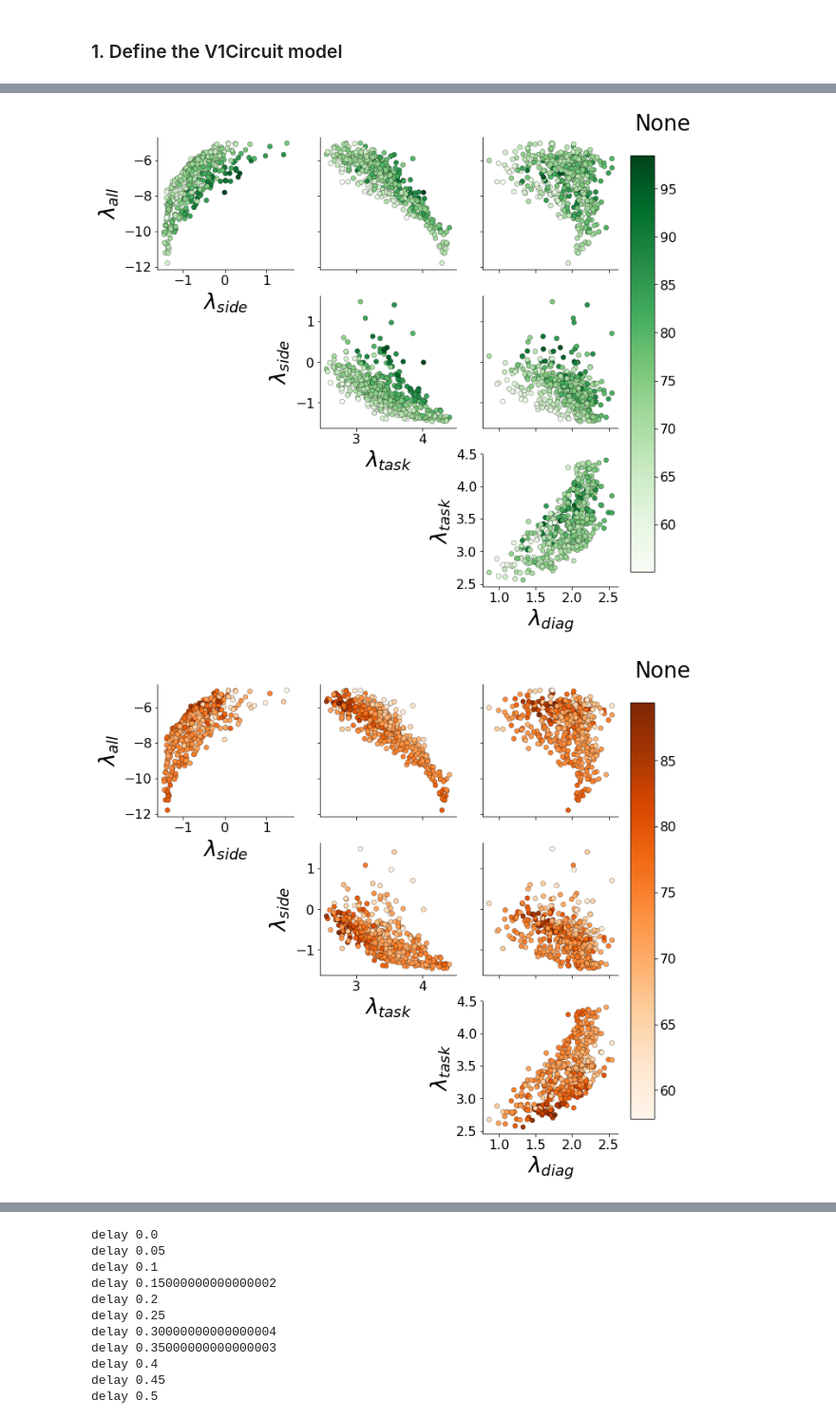
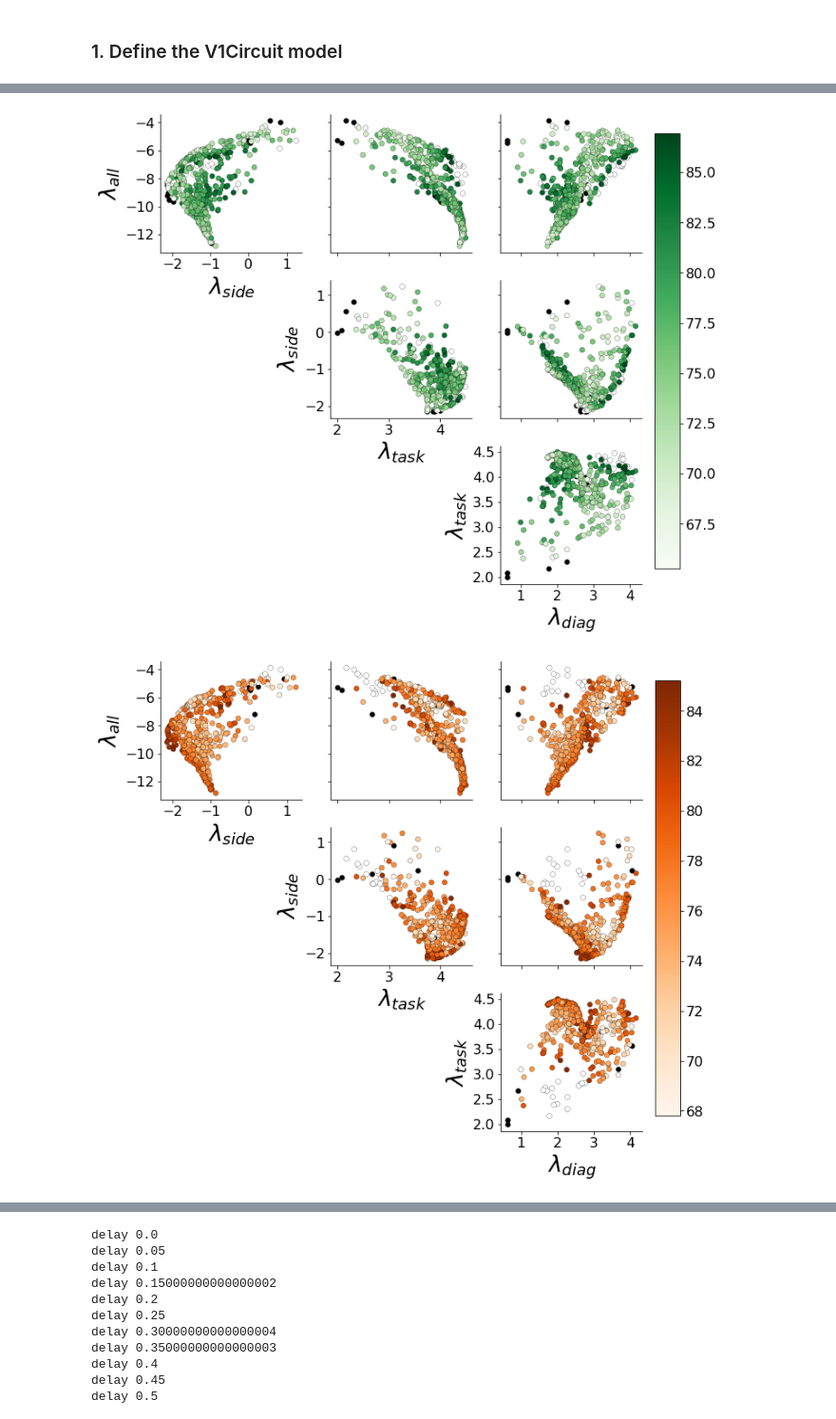
Before and after one commit to cunningham-lab/epi, a Jupyter notebook: notebooks/SC_Circuit/SC_acc_EPI_var.ipynb, the cells around one changed output, grey strips where cells are left out. Shown at 95% size. Cells and saved outputs as stored; diff of their text form; code cells hidden in the pictures.

```diff
--- a/notebooks/SC_Circuit/SC_acc_EPI_var.ipynb
+++ b/notebooks/SC_Circuit/SC_acc_EPI_var.ipynb
@@ -58,7 +58,8 @@ epi_df['mu_len'] = [ep['mu'].shape[0] for ep in epi_df['EP']]
 mu =  np.array([p, 1-p, mu_std**2, mu_std**2])
 epi_df2 = epi_df[(epi_df['p']==p)
                & (epi_df['elemwise_fn']=="affine")
-               & (epi_df['random_seed'] == 5)]
+               & (epi_df['beta']==4.)
+               & (epi_df['random_seed'] ==9)]
                #& (epi_df['c0']==1e2)
                #& (epi_df['mu_std']==mu_std)
                #& (epi_df['mu_len'] == 4)]
@@ -151,6 +141,6 @@ data/epi/SC_Circuit_var/a2c18082e7d1e33948198182605af211/D4_C3_affine_L2_U50_rs5
 # %%
-#path = paths[1]
-#best_k = 14
+best_k = 13
+path = paths[0]
 _epi_df = epi_df[epi_df['path'] == path]
 df_row = _epi_df.iloc[0]
 init = df_row['init']
@@ -242,5 +229,0 @@ fig = pairplot(z_plot[:num_plot], np.arange(4), z_labels, starred=z_stars, c_sta
-# %%
-fig = pairplot(z_plot[:num_plot], np.arange(4), z_labels, starred=z_stars, c_starred=c_stars,
-               fontsize=26, figsize=(10,10), ticksize=16, s=35,
-               c=log_q_z_plot[:num_plot], unity_line=True)
-plt.savefig(os.path.join(figdir, "SC_EPI_logqz_unity.png"), dpi=600, transparent=True)
@@ -249,22 +229,0 @@ plt.savefig(os.path.join(figdir, "SC_EPI_logqz_unity.png"), dpi=600, transparent
-# %%
-"""mode_ind = np.argmax(log_q_z_plot)
-z_mode = z_plot[mode_ind][None,:]
-
-hess_z = dist.hessian(z_mode)[0]
-
-w, v = np.linalg.eigh(hess_z)
-
-alphas = np.linspace(-1, 1, 50)[:,None].astype(np.float32)
-for i, _w in enumerate(w):
-    v_i = v[:,i]
-    print(_w, v_i)
-    z_perturb = z_mode + alphas*v_i[None,:]
-    T_x_perturb = model.eps(z_perturb)
-    p_P_perturb = T_x_perturb[:,0]
-    p_A_perturb = 1. - T_x_perturb[:,]
-
-    plt.figure()
-    plt.plot(alphas, p_P_perturb, c=c_LP)
-    plt.plot(alphas, p_A_perturb, c=c_LA)
-    plt.ylim([0., 1.])
-    plt.show()"""
@@ -391,32 +347,34 @@ for i, (x, xlabel) in enumerate(zip(xs, xlabels)):
 # %%
 ylabels = [r'$p_P$ (%)', r'$p_A$ (%)']
 
 Wrow1 = tf.stack([sW, vW, dW, hW], axis=1)
 Wrow2 = tf.stack([vW, sW, hW, dW], axis=1)
 Wrow3 = tf.stack([dW, hW, sW, vW], axis=1)
 Wrow4 = tf.stack([hW, dW, vW, sW], axis=1)
-
 W = tf.stack([Wrow1, Wrow2, Wrow3, Wrow4], axis=1)
 
 eigs = np.array([get_schur_eigs(W[i]) for i in range(sW.shape[0])])
 
 eig_names = ['all', 'side', 'task', 'diag']
 eig_labels = [r'$\lambda_{%s}$' % eig_name for eig_name in eig_names]
 
-fig = pairplot(eigs[:num_plot], np.arange(4), eig_labels,
+#fig = pairplot(eigs[:num_plot], np.arange(4), eig_labels, outlier_stds=2,
+#               fontsize=26, figsize=(10,10), ticksize=16, s=35, c=log_q_z_plot[:num_plot])
+
+fig = pairplot(eigs[:num_plot], np.arange(4), eig_labels, outlier_stds=2,
                fontsize=26, figsize=(10,10), ticksize=16, s=35, c=100*pP, cmap=cmap_g)
 plt.savefig(os.path.join(figdir, "SC_EPI_pP.png"))
 
-fig = pairplot(eigs[:num_plot], np.arange(4), eig_labels, cmap=cmap_o,
+fig = pairplot(eigs[:num_plot], np.arange(4), eig_labels, cmap=cmap_o, outlier_stds=2,
                fontsize=26, figsize=(10,10), ticksize=16, s=35, c=100*pA)
 plt.savefig(os.path.join(figdir, "SC_EPI_pA.png"))
 
 for i in range(4):
     plot_2corrs(eigs[:,i], eig_labels[i],
                 100*pP, 100*pA, ylabels, ylims=[50, 100],
                 alignment='v', s=5, num_plot=500, fontsize=22)
     plt.tight_layout()
-    plt.savefig(os.path.join(figdir, "lambda_%s.pdf" % eig_names[i]), transparent=True)
+    #plt.savefig(os.path.join(figdir, "lambda_%s.pdf" % eig_names[i]), transparent=True)
 # %% [output]
-[figure, old version]
+[figure, new version]
-[figure, old version]
+[figure, new version]
```
Also changed, not shown: parts of 19 cells of this notebook, 4 other files.
